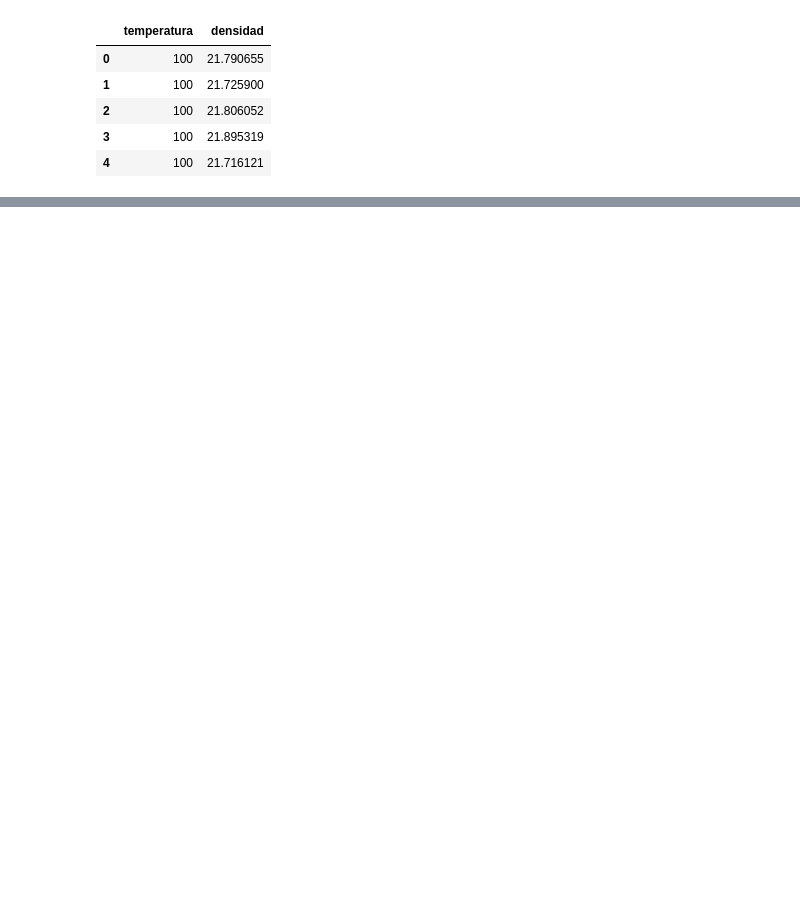
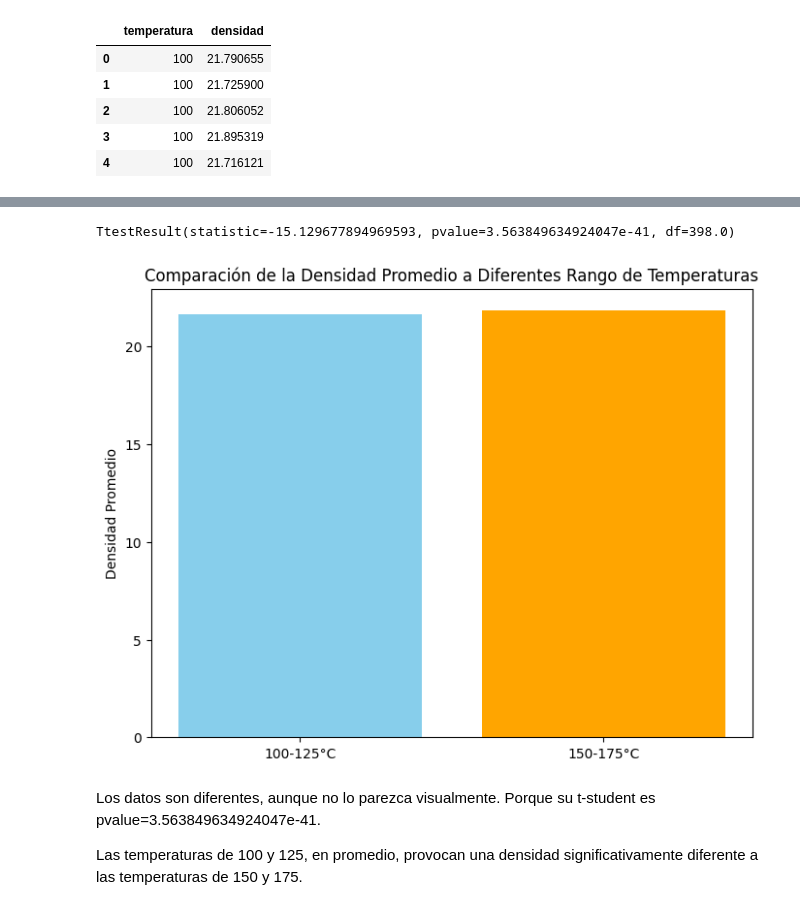
Before and after one commit to ngcarvajall/AB_Testing, a Jupyter notebook: labs/enunciados/laboratorio-modulo6-leccion03-1-ab-testing-parametrico.ipynb, the cells around one changed output, grey strips where cells are left out. Saved outputs shown, nothing was run; the diff lists cells and outputs as text; code cells hidden in the pictures; blank space fills up the shorter version.

```diff
--- a/labs/enunciados/laboratorio-modulo6-leccion03-1-ab-testing-parametrico.ipynb
+++ b/labs/enunciados/laboratorio-modulo6-leccion03-1-ab-testing-parametrico.ipynb
@@ -229,0 +318,3 @@ exploracion_dataframe(df_densidad,)
+# %%
+df_densidad_100_125 = df_densidad[(df_densidad['temperatura'] == 100) | (df_densidad['temperatura'] == 125)]
+df_densidad_150_175 = df_densidad[(df_densidad['temperatura'] == 150) | (df_densidad['temperatura'] == 175)]
@@ -229,0 +345,22 @@ exploracion_dataframe(df_densidad,)
+# %%
+stats.ttest_ind(df_densidad_100_125['densidad'],df_densidad_150_175['densidad'])
+# %% [output]
+TtestResult(statistic=-15.129677894969593, pvalue=3.563849634924047e-41, df=398.0)
+# %%
+mean_100_125 = df_densidad_100_125['densidad'].mean()
+mean_150_175 = df_densidad_150_175['densidad'].mean()
+
+temperaturas = ['100-125°C', '150-175°C']
+medias = [mean_100_125, mean_150_175]
+
+plt.figure(figsize=(8, 6))
+plt.bar(temperaturas, medias, color=['skyblue', 'orange'])
+plt.ylabel('Densidad Promedio')
+plt.title('Comparación de la Densidad Promedio a Diferentes Rango de Temperaturas')
+plt.show()
+# %% [output]
+[figure, added]
+# %% [markdown]
+Los datos son diferentes, aunque no lo parezca visualmente. Porque su t-student es pvalue=3.563849634924047e-41.
+
+Las temperaturas de 100 y 125, en promedio, provocan una densidad significativamente diferente a las temperaturas de 150 y 175.
```
Also changed, not shown: parts of 50 cells of this notebook.
